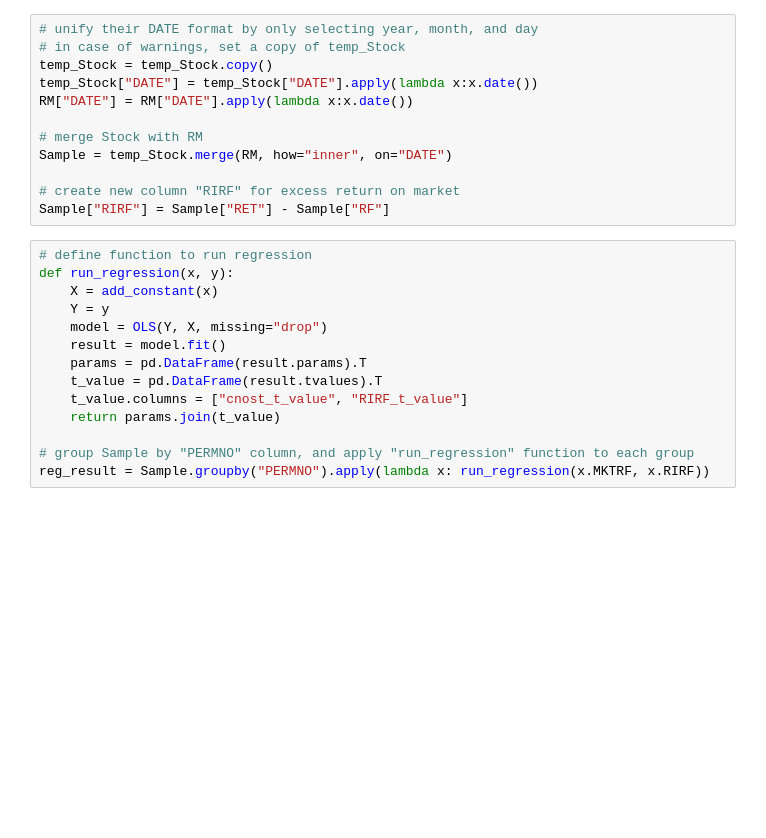
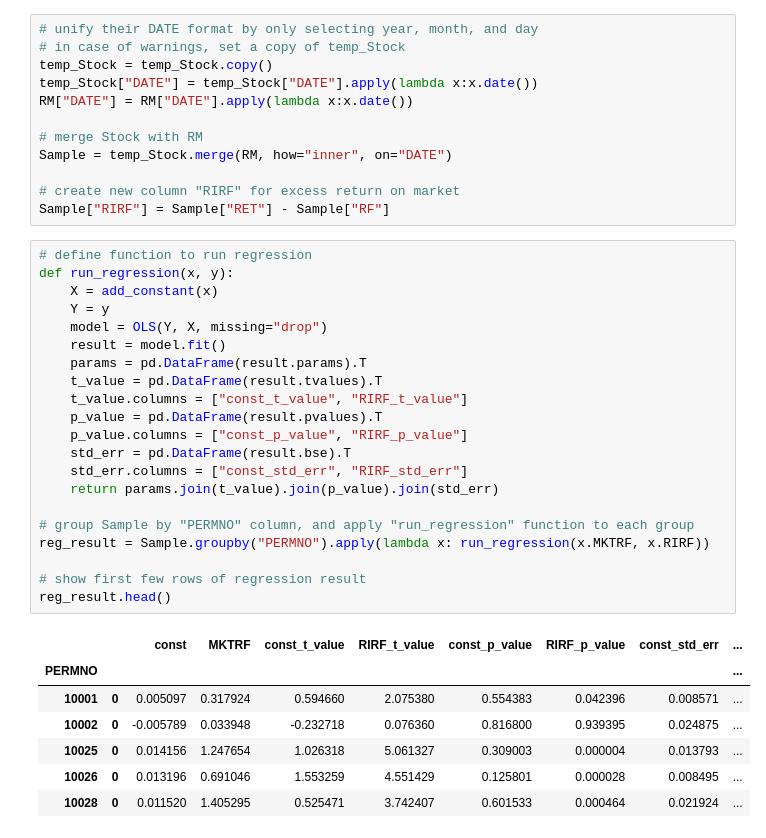
Before and after one commit to Andy-Liu66/2018NCCU-Econometrics, a Jupyter notebook: Homework 1/Homework 1.ipynb, the cells around one changed output. Drawn from its saved outputs; the diff is of its cells as text; blank space fills up the shorter version.

```diff
--- a/Homework 1/Homework 1.ipynb
+++ b/Homework 1/Homework 1.ipynb
@@ -165,14 +165,29 @@ Sample["RIRF"] = Sample["RET"] - Sample["RF"]
 # %%
 # define function to run regression
 def run_regression(x, y):
     X = add_constant(x)
     Y = y
     model = OLS(Y, X, missing="drop")
     result = model.fit()
     params = pd.DataFrame(result.params).T
     t_value = pd.DataFrame(result.tvalues).T
-    t_value.columns = ["cnost_t_value", "RIRF_t_value"]
-    return params.join(t_value)
+    t_value.columns = ["const_t_value", "RIRF_t_value"]
+    p_value = pd.DataFrame(result.pvalues).T
+    p_value.columns = ["const_p_value", "RIRF_p_value"]
+    std_err = pd.DataFrame(result.bse).T
+    std_err.columns = ["const_std_err", "RIRF_std_err"]
+    return params.join(t_value).join(p_value).join(std_err)
 
 # group Sample by "PERMNO" column, and apply "run_regression" function to each group
 reg_result = Sample.groupby("PERMNO").apply(lambda x: run_regression(x.MKTRF, x.RIRF))
+
+# show first few rows of regression result
+reg_result.head()
+# %% [output]
+|  |  | const | MKTRF | const_t_value | RIRF_t_value | const_p_value | RIRF_p_value | const_std_err | ... |
+| PERMNO |  |  |  |  |  |  |  |  | ... |
+| 10001 | 0 | 0.005097 | 0.317924 | 0.594660 | 2.075380 | 0.554383 | 0.042396 | 0.008571 | ... |
+| 10002 | 0 | -0.005789 | 0.033948 | -0.232718 | 0.076360 | 0.816800 | 0.939395 | 0.024875 | ... |
+| 10025 | 0 | 0.014156 | 1.247654 | 1.026318 | 5.061327 | 0.309003 | 0.000004 | 0.013793 | ... |
+| 10026 | 0 | 0.013196 | 0.691046 | 1.553259 | 4.551429 | 0.125801 | 0.000028 | 0.008495 | ... |
+| 10028 | 0 | 0.011520 | 1.405295 | 0.525471 | 3.742407 | 0.601533 | 0.000464 | 0.021924 | ... |
```
Also changed, not shown: parts of 21 cells of this notebook.
